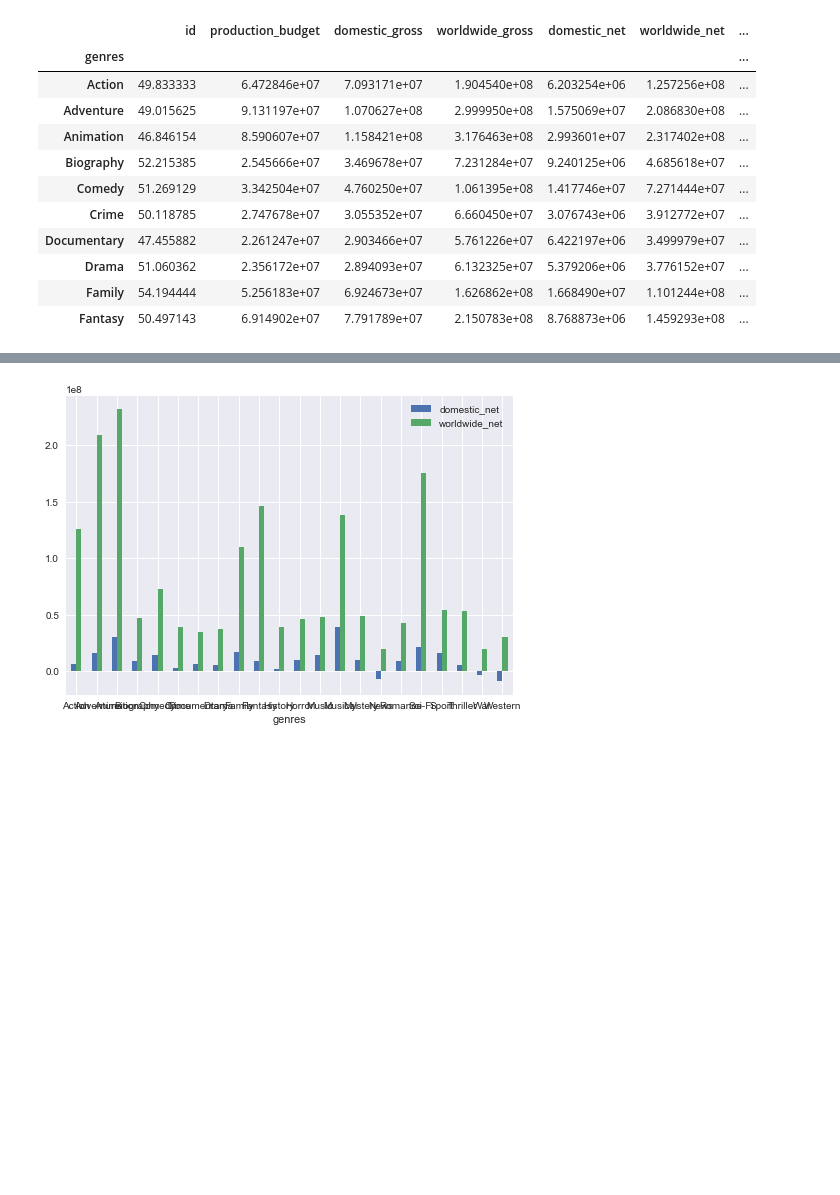
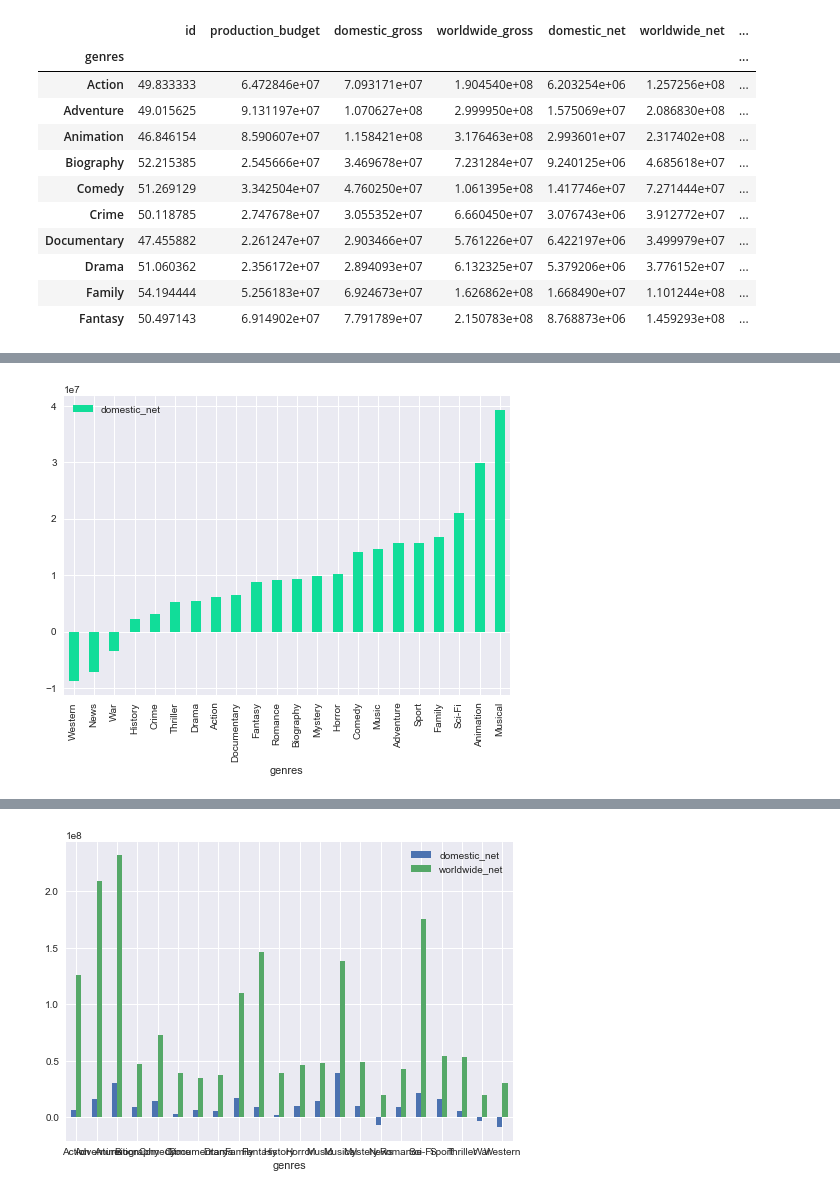
Before and after one commit to MNLKuzmin/dsc-project-genrestudy, a Jupyter notebook: A Genre Study first draft.ipynb, the cells around one changed output, grey strips where cells are left out. Saved outputs shown, nothing was run; the diff lists cells and outputs as text; code cells hidden in the pictures; blank space fills up the shorter version.

```diff
--- a/A Genre Study first draft.ipynb
+++ b/A Genre Study first draft.ipynb
@@ -538,0 +521,6 @@ average_df.plot.bar(y='production_budget',color='pink');
+# %%
+domnet_df=average_df.sort_values(by=['domestic_net'])
+# %%
+domnet_df.plot.bar(y='domestic_net',color='#11dd99');
+# %% [output]
+[figure, added]
```
Also changed, not shown: parts of 30 cells of this notebook.
